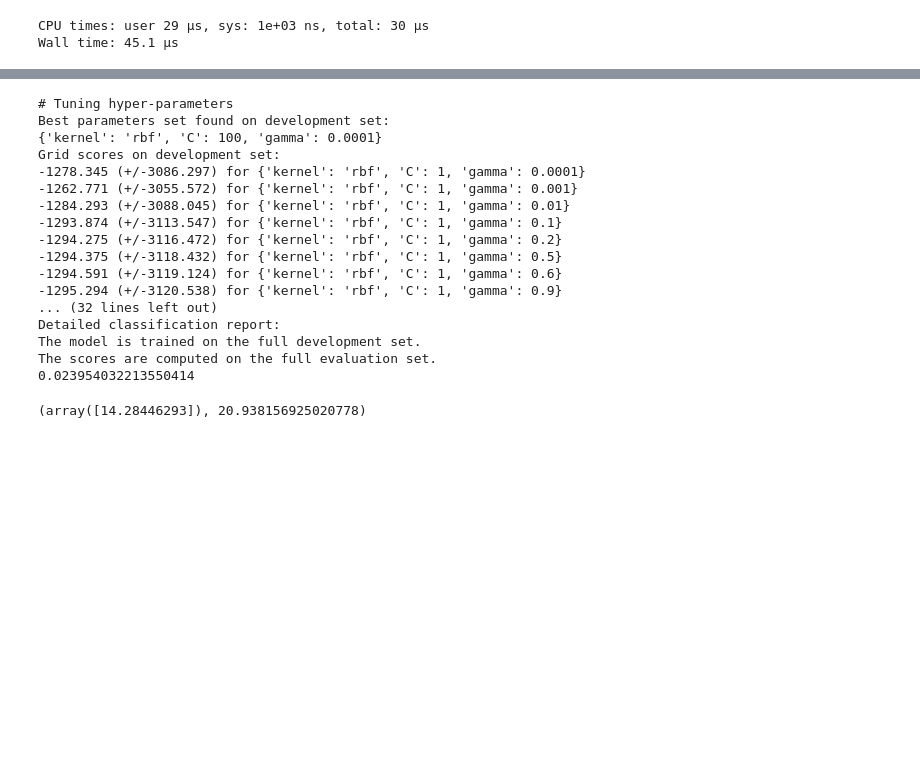
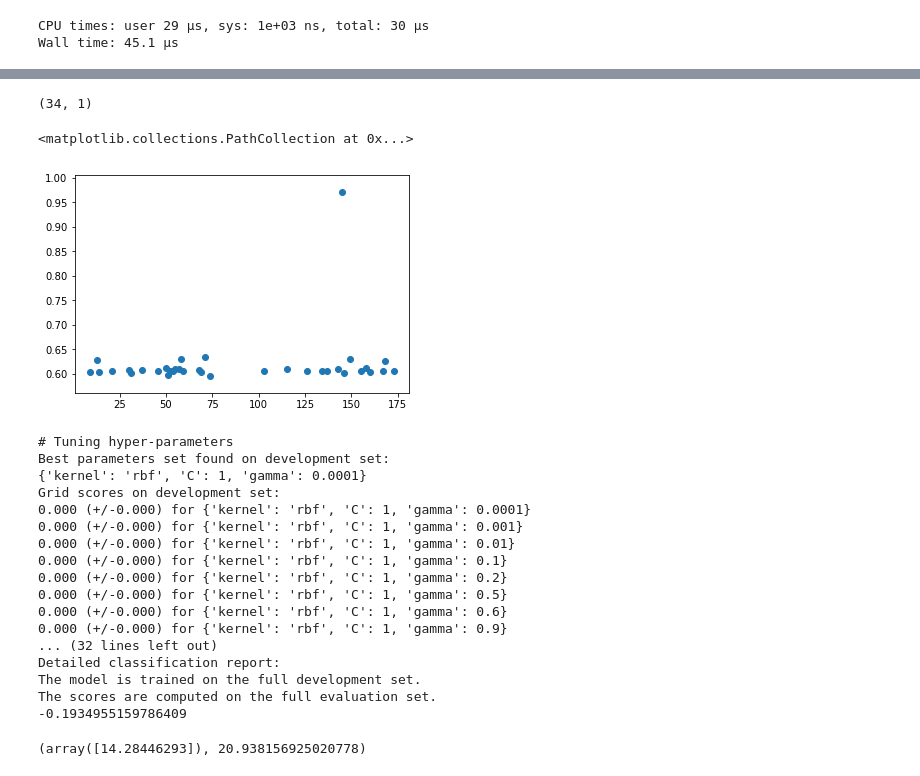
Before and after one commit to Pierre-LaurentC/IonosphericSignalRecontruction, a Jupyter notebook: matlabRequest.ipynb, the cells around one changed output, grey strips where cells are left out. Drawn from its saved outputs; the diff is of its cells as text; code cells hidden in the pictures; blank space fills up the shorter version.

```diff
--- a/matlabRequest.ipynb
+++ b/matlabRequest.ipynb
@@ -381,13 +383,24 @@ plt.show()
 # %%
+from sklearn.model_selection import train_test_split
+
+x, y = RemoveInfNan(x, y)
 X_train, X_test, y_train, y_test = train_test_split(x, y, test_size=0.5, random_state=0)
 
 parameters = [{'kernel': ['rbf'], 'gamma': [1e-4, 1e-3, 0.01, 0.1, 0.2, 0.5, 0.6, 0.9],'C': [1, 10, 100, 1000, 10000]}]
+# %%
+print(y_train.shape)
+plt.scatter(X_test, y_test)
+# %% [output]
+(34, 1)
+<matplotlib.collections.PathCollection at 0x...>
+[figure, added]
 # %%
-from sklearn.metrics import r2_score
+from sklearn.metrics import r2_score, make_scorer, mean_squared_error
+from sklearn.model_selection import GridSearchCV
 
 print("# Tuning hyper-parameters")
-scorer = make_scorer(mean_squared_error, greater_is_better=False)
-svr = GridSearchCV(SVR(), parameters, cv = K, scoring=scorer)
+scorer = make_scorer(mean_squared_error)
+svr = GridSearchCV(SVR(), parameters, cv = 2, scoring=scorer)
 svr.fit(X_train, y_train)
 
 print("Best parameters set found on development set:")
@@ -408,21 +421,21 @@ print(r2_score(y_true, y_pred))
 # %% [output]
 # Tuning hyper-parameters
 Best parameters set found on development set:
-{'kernel': 'rbf', 'C': 100, 'gamma': 0.0001}
+{'kernel': 'rbf', 'C': 1, 'gamma': 0.0001}
 Grid scores on development set:
--1278.345 (+/-3086.297) for {'kernel': 'rbf', 'C': 1, 'gamma': 0.0001}
--1262.771 (+/-3055.572) for {'kernel': 'rbf', 'C': 1, 'gamma': 0.001}
--1284.293 (+/-3088.045) for {'kernel': 'rbf', 'C': 1, 'gamma': 0.01}
--1293.874 (+/-3113.547) for {'kernel': 'rbf', 'C': 1, 'gamma': 0.1}
--1294.275 (+/-3116.472) for {'kernel': 'rbf', 'C': 1, 'gamma': 0.2}
--1294.375 (+/-3118.432) for {'kernel': 'rbf', 'C': 1, 'gamma': 0.5}
--1294.591 (+/-3119.124) for {'kernel': 'rbf', 'C': 1, 'gamma': 0.6}
--1295.294 (+/-3120.538) for {'kernel': 'rbf', 'C': 1, 'gamma': 0.9}
+0.000 (+/-0.000) for {'kernel': 'rbf', 'C': 1, 'gamma': 0.0001}
+0.000 (+/-0.000) for {'kernel': 'rbf', 'C': 1, 'gamma': 0.001}
+0.000 (+/-0.000) for {'kernel': 'rbf', 'C': 1, 'gamma': 0.01}
+0.000 (+/-0.000) for {'kernel': 'rbf', 'C': 1, 'gamma': 0.1}
+0.000 (+/-0.000) for {'kernel': 'rbf', 'C': 1, 'gamma': 0.2}
+0.000 (+/-0.000) for {'kernel': 'rbf', 'C': 1, 'gamma': 0.5}
+0.000 (+/-0.000) for {'kernel': 'rbf', 'C': 1, 'gamma': 0.6}
+0.000 (+/-0.000) for {'kernel': 'rbf', 'C': 1, 'gamma': 0.9}
 ... (32 lines left out)
 Detailed classification report:
 The model is trained on the full development set.
 The scores are computed on the full evaluation set.
-0.023954032213550414
+-0.1934955159786409
 # %%
 a = 30
 print(y_true[a], y_pred[a])
```
Also changed, not shown: parts of 16 cells of this notebook, 1 other file.
